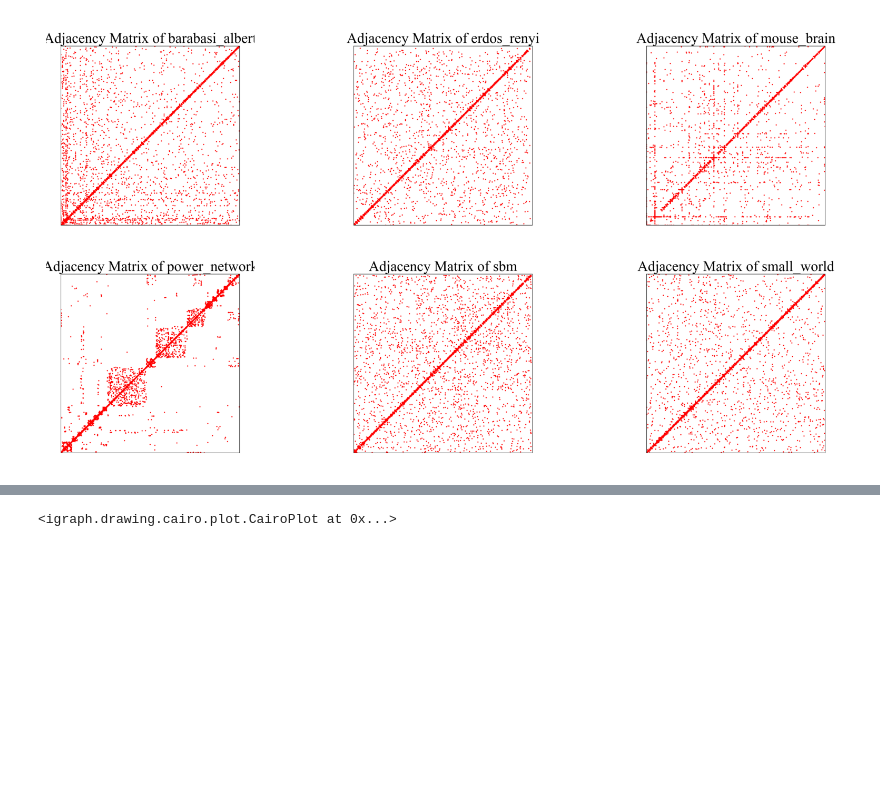
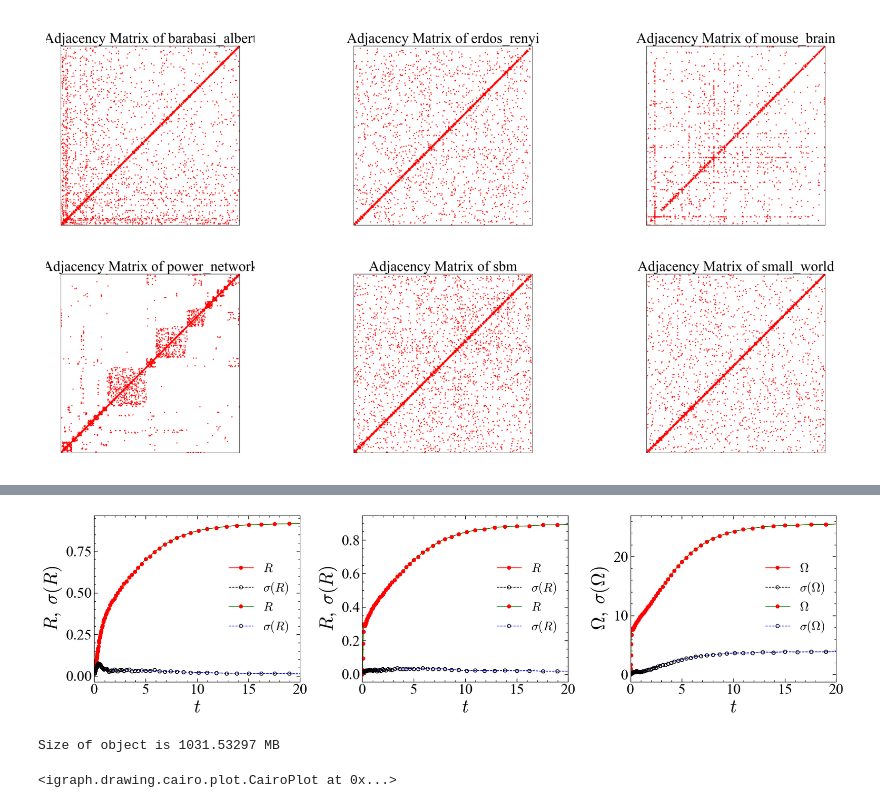
Before and after one commit to BKris2315/bioinsp_sys_project_2024, a Jupyter notebook: kuramoto_on_graphs.ipynb, the cells around one changed output, grey strips where cells are left out. Saved outputs shown, nothing was run; the diff lists cells and outputs as text; code cells hidden in the pictures; blank space fills up the shorter version.

Commit message:
stat results

```diff
--- a/kuramoto_on_graphs.ipynb
+++ b/kuramoto_on_graphs.ipynb
@@ -466,0 +477,6 @@ for property in properties:
+# %%
+def get_avg_std(array, axis: int = 0):
+    avg = np.mean(array, axis = axis)
+    std = np.std(array, axis = axis)
+
+    return avg, std
@@ -467,3 +644,46 @@ for property in properties:
+# %%
+all_graph_metrics = [
+    (avg_ord_param, std_order_param, r'$R,\; \sigma(R)$', r'R'),
+    (avg_univ_ord_param, std_univ_ord_param, r'$R,\; \sigma(R)$', r'R'),
+    (avg_freq_spread, std_freq_spread, r'$\Omega,\; \sigma(\Omega)$', r'\Omega')
+]
+
+styles = [
+    {
+        'avg_line': {'color': 'red', 'linestyle': '-', 'marker': 'o', 'mfc': 'none', 'mec': 'red'},
+        'std_line': {'color': 'black', 'linestyle': '--', 'marker': 's', 'mfc': 'none', 'mec': 'black'}
+    },
+    {
+        'avg_line': {'color': 'blue', 'linestyle': '-', 'marker': 'd', 'mfc': 'blue', 'mec': 'blue'},
+        'std_line': {'color': 'green', 'linestyle': '--', 'marker': '^', 'mfc': 'none', 'mec': 'green'}
+    },
+    {
+        'avg_line': {'color': 'purple', 'linestyle': '-', 'marker': 'x', 'mfc': 'purple', 'mec': 'purple'},
+        'std_line': {'color': 'orange', 'linestyle': '--', 'marker': '+', 'mfc': 'none', 'mec': 'orange'}
+    }
+]
+
+all_graph_styles = {
+        'avg_line': {'color': 'red', 'linestyle': '-', 'marker': 'o', 'mfc': 'r', 'mec': 'red'},
+        'std_line': {'color': 'black', 'linestyle': '--', 'marker': 'o', 'mfc': 'none', 'mec': 'black'}
+    }
+
+all_graph_styles2 = {
+        'avg_line': {'color': 'g', 'linestyle': '-', 'marker': 'o', 'mfc': 'r', 'mec': 'red'},
+        'std_line': {'color': 'b', 'linestyle': '--', 'marker': 'o', 'mfc': 'none', 'mec': 'black'}
+    }
+
+plot_metrics(t, [all_graph_metrics, all_graph_metrics], [all_graph_styles, all_graph_styles2])
+# %% [output]
+[figure, added]
+# %%
+from NetworkingWithKuraPy.src.scripts.get_size import get_full_size
+
+size = get_full_size(results)
+
+print(f"Size of object is {round(size/1024/1024, 5)} MB")
+# %% [output]
+Size of object is 1031.53297 MB
 # %%
 wtrap = g.community_walktrap(steps = 4)
 clust = wtrap.as_clustering()
```
Also changed, not shown: parts of 8 cells of this notebook, 1 other file.
